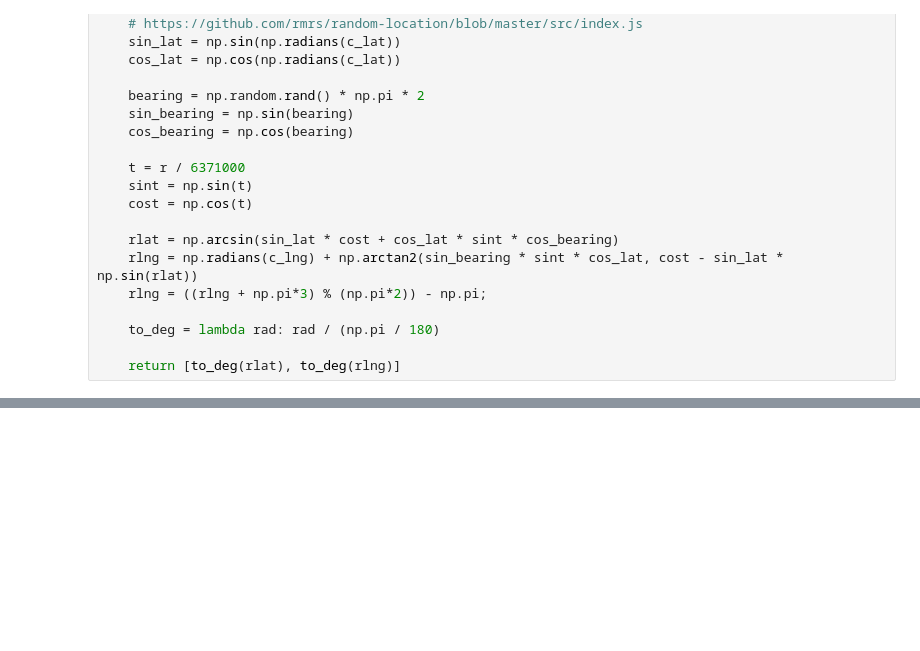
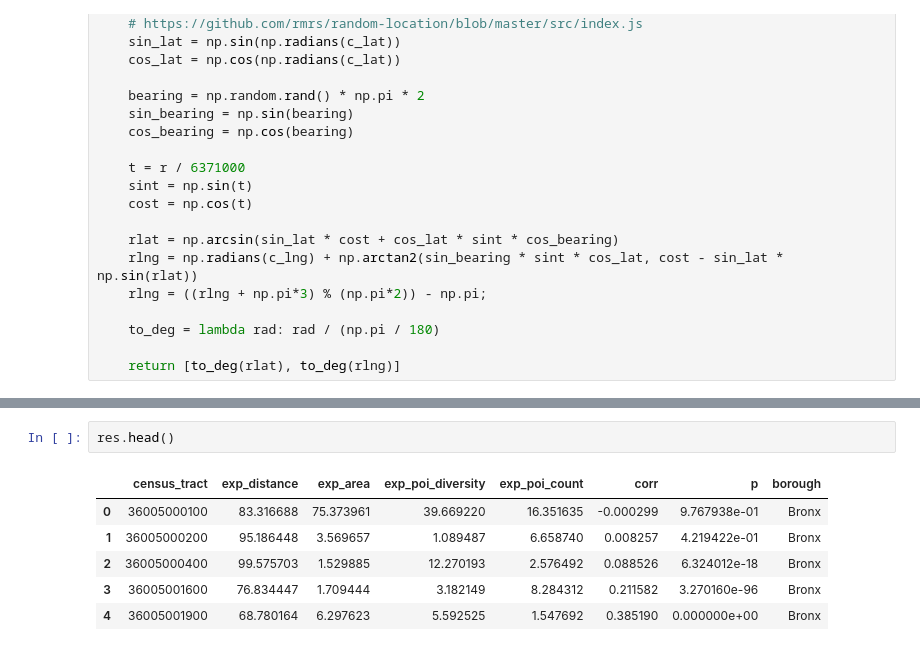
Before and after one commit to hasanalpboz/safegraph-covid19-mobility, a Jupyter notebook: scripts/notebooks/huff-model.ipynb, the cells around one changed output, grey strips where cells are left out. Saved outputs shown, nothing was run; the diff lists cells and outputs as text; blank space fills up the shorter version.

```diff
--- a/scripts/notebooks/huff-model.ipynb
+++ b/scripts/notebooks/huff-model.ipynb
@@ -196,0 +357,9 @@ sim_diff = sim_visits2pois.loc[actual_visits2pois.index] - actual_visits2pois
+# %%
+res.head()
+# %% [output]
+|  | census_tract | exp_distance | exp_area | exp_poi_diversity | exp_poi_count | corr | p | borough |
+| 0 | 36005000100 | 83.316688 | 75.373961 | 39.669220 | 16.351635 | -0.000299 | 9.767938e-01 | Bronx |
+| 1 | 36005000200 | 95.186448 | 3.569657 | 1.089487 | 6.658740 | 0.008257 | 4.219422e-01 | Bronx |
+| 2 | 36005000400 | 99.575703 | 1.529885 | 12.270193 | 2.576492 | 0.088526 | 6.324012e-18 | Bronx |
+| 3 | 36005001600 | 76.834447 | 1.709444 | 3.182149 | 8.284312 | 0.211582 | 3.270160e-96 | Bronx |
+| 4 | 36005001900 | 68.780164 | 6.297623 | 5.592525 | 1.547692 | 0.385190 | 0.000000e+00 | Bronx |
```
Also changed, not shown: parts of 31 cells of this notebook, 44 other files.
